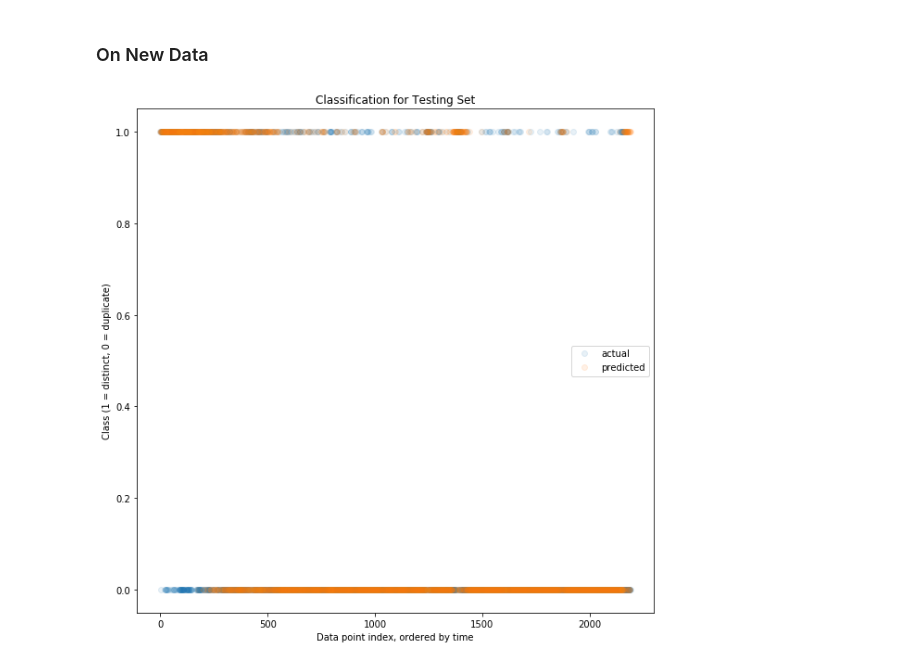
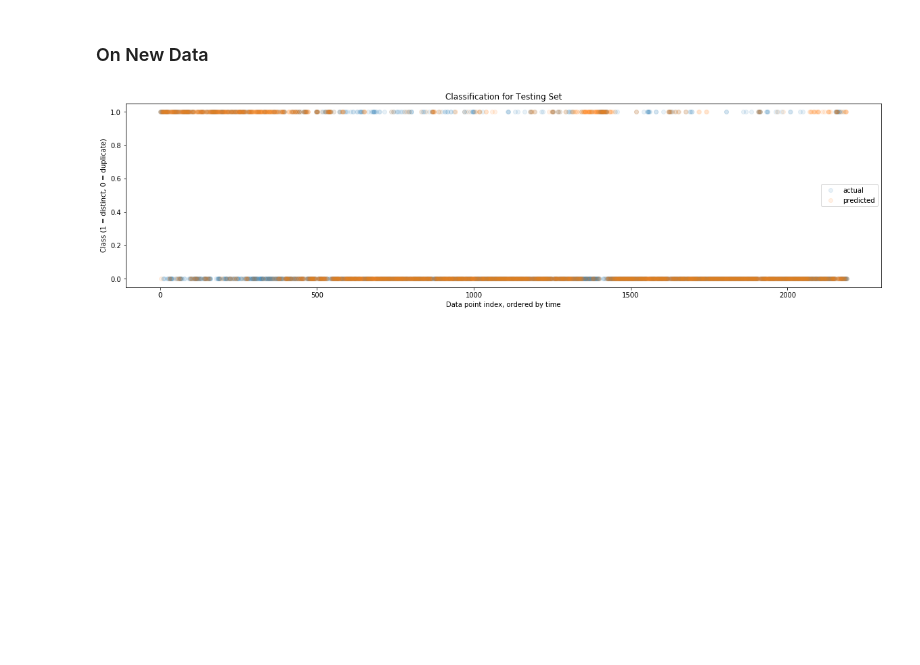
Before and after one commit to adolan5/BGPDistinct, a Jupyter notebook: notebooks/BGPDistinct.ipynb, the cells around one changed output. Cells and saved outputs as stored; diff of their text form; code cells hidden in the pictures; blank space fills up the shorter version.

```diff
--- a/notebooks/BGPDistinct.ipynb
+++ b/notebooks/BGPDistinct.ipynb
@@ -135,17 +135,17 @@ print('% of distinct messages correctly classified distinct: {:.2%}'.format(dist
 # %%
 predicted = net_manager.get_predicted_classes(net_manager.net(net_manager.Xtest))
 actual = net_manager.Ttest.numpy().flatten()
 fig, ax = plt.subplots()
-fig.set_size_inches(10, 10)
+fig.set_size_inches(20, 5)
 ax.plot(actual, 'o', alpha=alpha, label='actual')
 ax.plot(predicted, 'o', alpha=alpha, label='predicted')
 plt.legend()
 plt.ylabel('Class (1 = distinct, 0 = duplicate)')
 plt.xlabel('Data point index, ordered by time')
 plt.title('Classification for Testing Set')
 plt.show()
 # %% [output]
-[figure, old version]
+[figure, new version]
 # %%
 total_correct, duplicate_correct, distinct_correct = net_manager.get_correct(predicted, actual)
 print('% of total correctly classified: {:.2%}'.format(total_correct))
```
Also changed, not shown: parts of 9 cells of this notebook.
